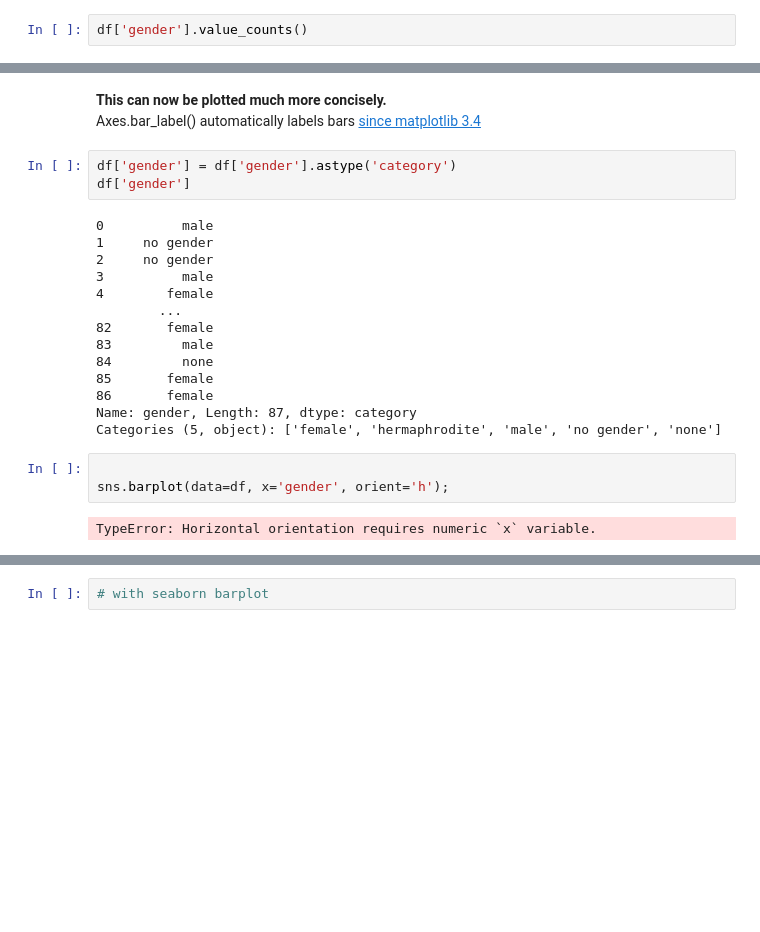
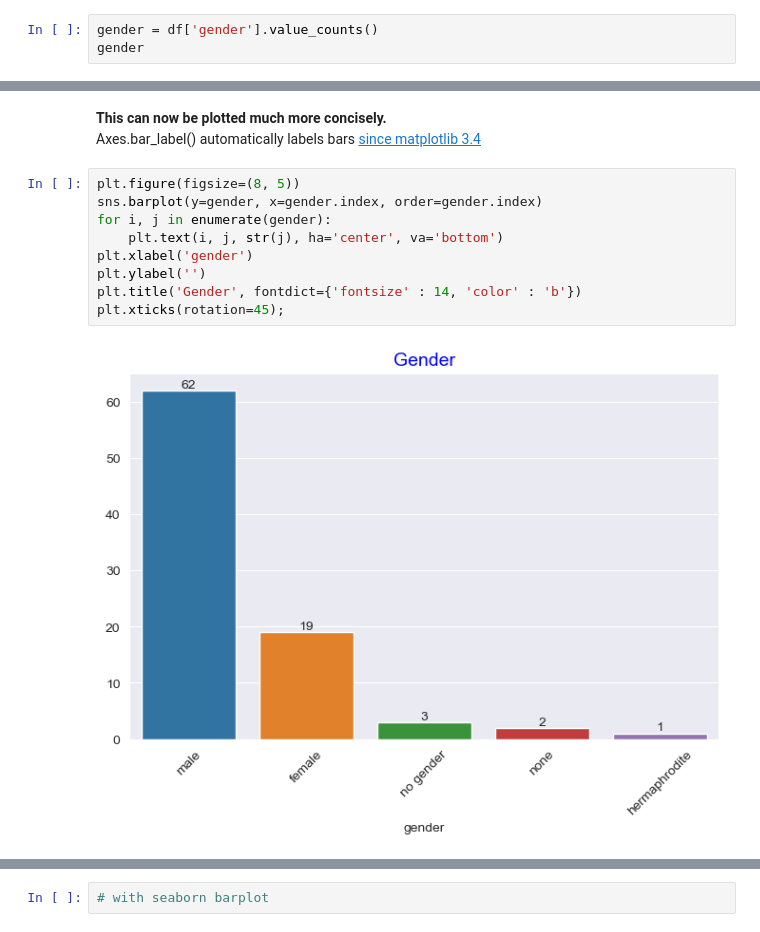
Before and after one commit to Nurdan10/Assignments, a Jupyter notebook: Ass_4/Star_Wars_Characters_assigment_2_Student (seaborn)_V02.ipynb, the cells around one changed output, grey strips where cells are left out. Drawn from its saved outputs; the diff is of its cells as text; blank space fills up the shorter version.

```diff
--- a/Ass_4/Star_Wars_Characters_assigment_2_Student (seaborn)_V02.ipynb
+++ b/Ass_4/Star_Wars_Characters_assigment_2_Student (seaborn)_V02.ipynb
@@ -296,7 +296,8 @@ dtype: int64
 <a href="#toc" class="btn btn-primary btn-sm" role="button" aria-pressed="true"
 style="color:blue; background-color:#dfa8e4" data-toggle="popover">Content</a>
 # %%
-df['gender'].value_counts()
+gender = df['gender'].value_counts()
+gender
 # %% [output]
 gender
 male             62
@@ -318,25 +319,14 @@ Name: count, dtype: int64
 # %% [markdown]
 **This can now be plotted much more concisely.**<br>
 Axes.bar_label() automatically labels bars [since matplotlib 3.4](https://matplotlib.org/stable/api/_as_gen/matplotlib.axes.Axes.bar_label.html)
-# %%
-df['gender'] = df['gender'].astype('category')
-df['gender']
-# %% [output]
-0          male
-1     no gender
-2     no gender
-3          male
-4        female
-        ...
-82       female
-83         male
-84         none
-85       female
-86       female
-Name: gender, Length: 87, dtype: category
-Categories (5, object): ['female', 'hermaphrodite', 'male', 'no gender', 'none']
-# %%
-
-sns.barplot(data=df, x='gender', orient='h');
-# %% [output]
-TypeError: Horizontal orientation requires numeric `x` variable.
+# %%
+plt.figure(figsize=(8, 5))
+sns.barplot(y=gender, x=gender.index, order=gender.index)
+for i, j in enumerate(gender):
+    plt.text(i, j, str(j), ha='center', va='bottom')
+plt.xlabel('gender')
+plt.ylabel('')
+plt.title('Gender', fontdict={'fontsize' : 14, 'color' : 'b'})
+plt.xticks(rotation=45);
+# %% [output]
+[figure, added]
```
Also changed, not shown: parts of 42 cells of this notebook.
